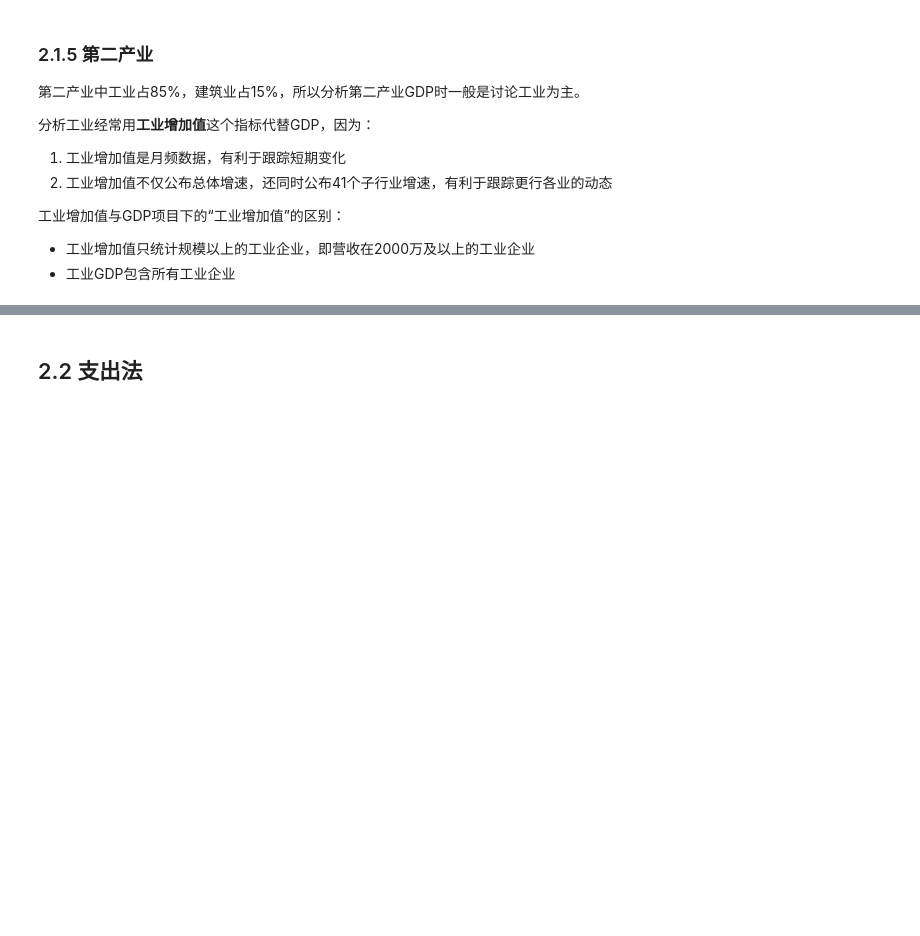
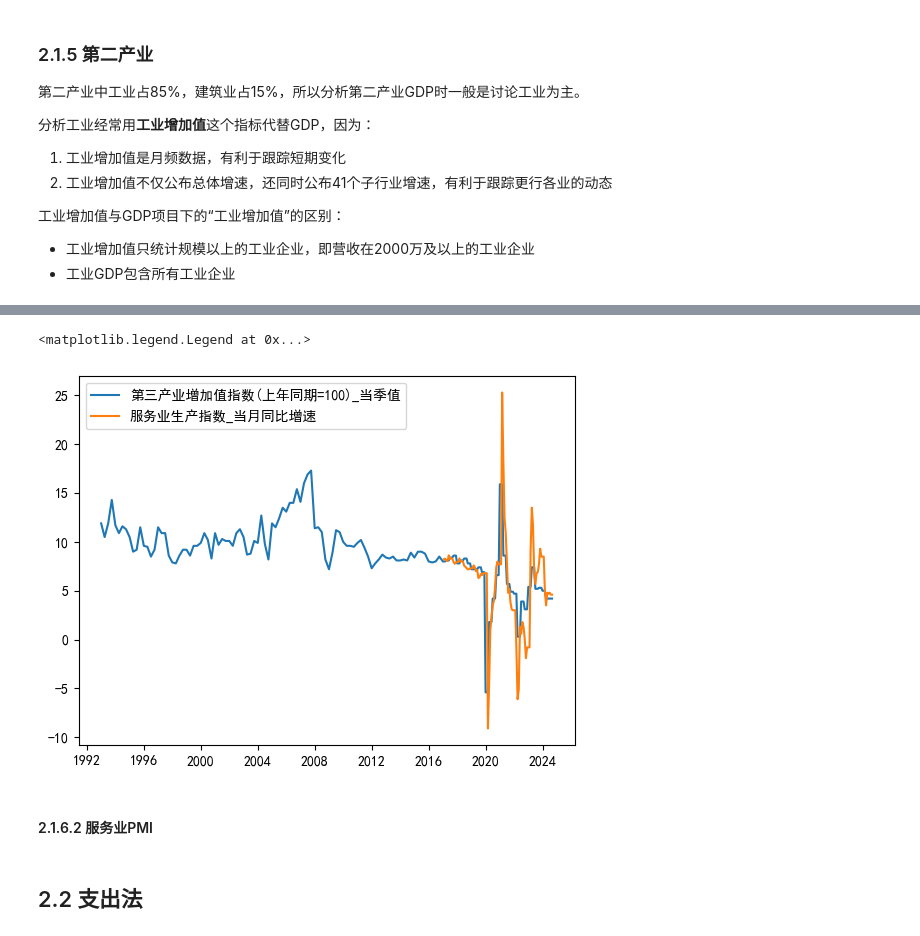
Before and after one commit to kampfer/various-data, a Jupyter notebook: src/researches/jupyter/gdp.ipynb, the cells around one changed output, grey strips where cells are left out. Cells and saved outputs as stored; diff of their text form; code cells hidden in the pictures; blank space fills up the shorter version.

```diff
--- a/src/researches/jupyter/gdp.ipynb
+++ b/src/researches/jupyter/gdp.ipynb
@@ -310,0 +335,4 @@ Index(['2024年第二季度', '2024年第一季度', '2023年第四季度', '202
+# %%
+ispDf = ak.macro_china_nbs_nation(kind='月度数据', path='服务业生产指数>服务业生产指数', period="2017-")
+ispDf = ispDf.transpose()
+ispDf
@@ -310,0 +353,7 @@ Index(['2024年第二季度', '2024年第一季度', '2023年第四季度', '202
+# %%
+newIndex = ispDf.index.union(gdpRateDf.index)
+
+ispDf_aligned = ispDf.reindex(newIndex).ffill()
+gdpRateDf_aligned = gdpRateDf.reindex(newIndex).ffill()
+
+ispDf_aligned
@@ -311,2 +374,22 @@ Index(['2024年第二季度', '2024年第一季度', '2023年第四季度', '202
+# %%
+fig = plt.figure()
+ax = fig.gca()
+ax.plot(
+    gdpRateDf_aligned.index,
+    gdpRateDf_aligned['第三产业增加值指数(上年同期=100)_当季值'] - 100,
+    label="第三产业增加值指数(上年同期=100)_当季值"
+)
+ax.plot(
+    ispDf_aligned.index,
+    ispDf_aligned["服务业生产指数_当月同比增速(%)"],
+    label="服务业生产指数_当月同比增速"
+)
+
+plt.legend()
+# %% [output]
+<matplotlib.legend.Legend at 0x...>
+[figure, added]
+# %% [markdown]
+#### 2.1.6.2 服务业PMI
 # %% [markdown]
 ## 2.2 支出法
```
Also changed, not shown: parts of 16 cells of this notebook.
